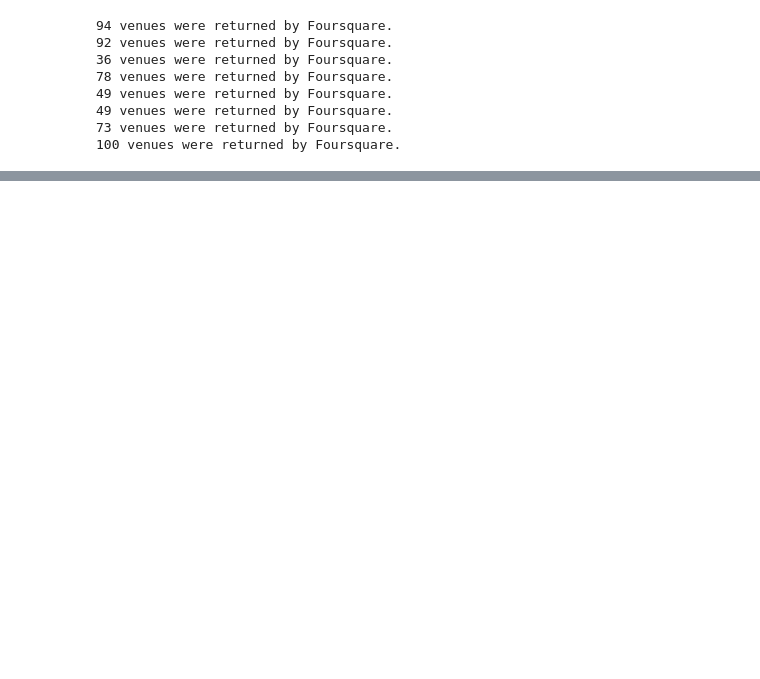
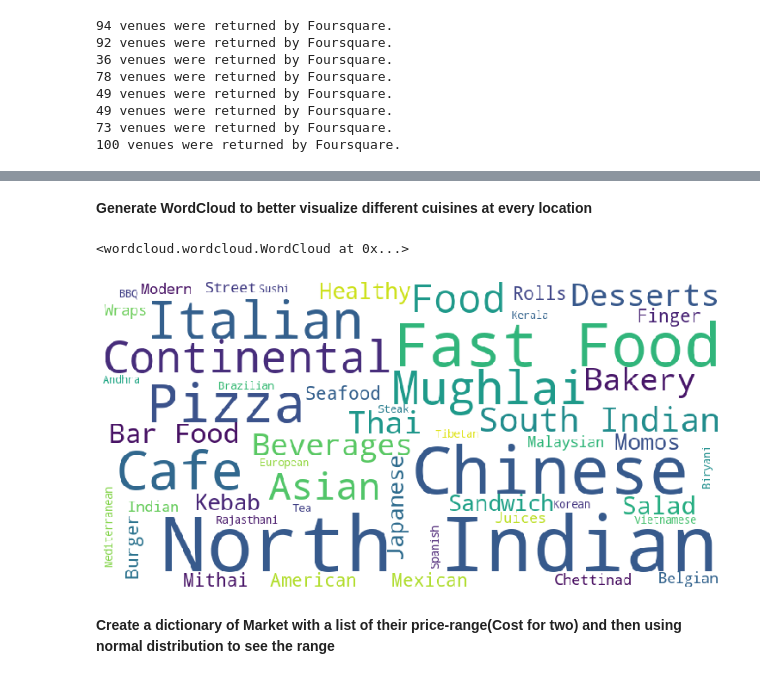
Before and after one commit to gauravr1993/Coursera_Capstone, a Jupyter notebook: Capstone_The-Battle-of-the-Neighborhoods.ipynb, the cells around one changed output, grey strips where cells are left out. Drawn from its saved outputs; the diff is of its cells as text; code cells hidden in the pictures; blank space fills up the shorter version.

```diff
--- a/Capstone_The-Battle-of-the-Neighborhoods.ipynb
+++ b/Capstone_The-Battle-of-the-Neighborhoods.ipynb
@@ -326,0 +411,2 @@ sec_29_venue
+# %% [markdown]
+<b> Generate WordCloud to better visualize different cuisines at every location</b>
@@ -326,0 +424,3 @@ sec_29_venue
+# %%
+stopwords = set(STOPWORDS)
+stopwords.add('NA')
@@ -326,0 +429,21 @@ sec_29_venue
+# %%
+cuisine_wc = WordCloud(
+    background_color='white',
+    max_words=2000,
+    stopwords=stopwords,
+    width=800, height=400
+)
+# %%
+cuisine_wc.generate(cuisines_list)
+# %% [output]
+<wordcloud.wordcloud.WordCloud at 0x...>
+# %%
+plt.figure(figsize = (10, 10), facecolor = 'None')
+plt.imshow(cuisine_wc)
+plt.axis("off")
+plt.tight_layout(pad = 0)
+plt.show()
+# %% [output]
+[figure, added]
+# %% [markdown]
+<b>Create a dictionary of Market with a list of their price-range(Cost for two) and then using normal distribution to see the range</b>
```
Also changed, not shown: parts of 38 cells of this notebook.
